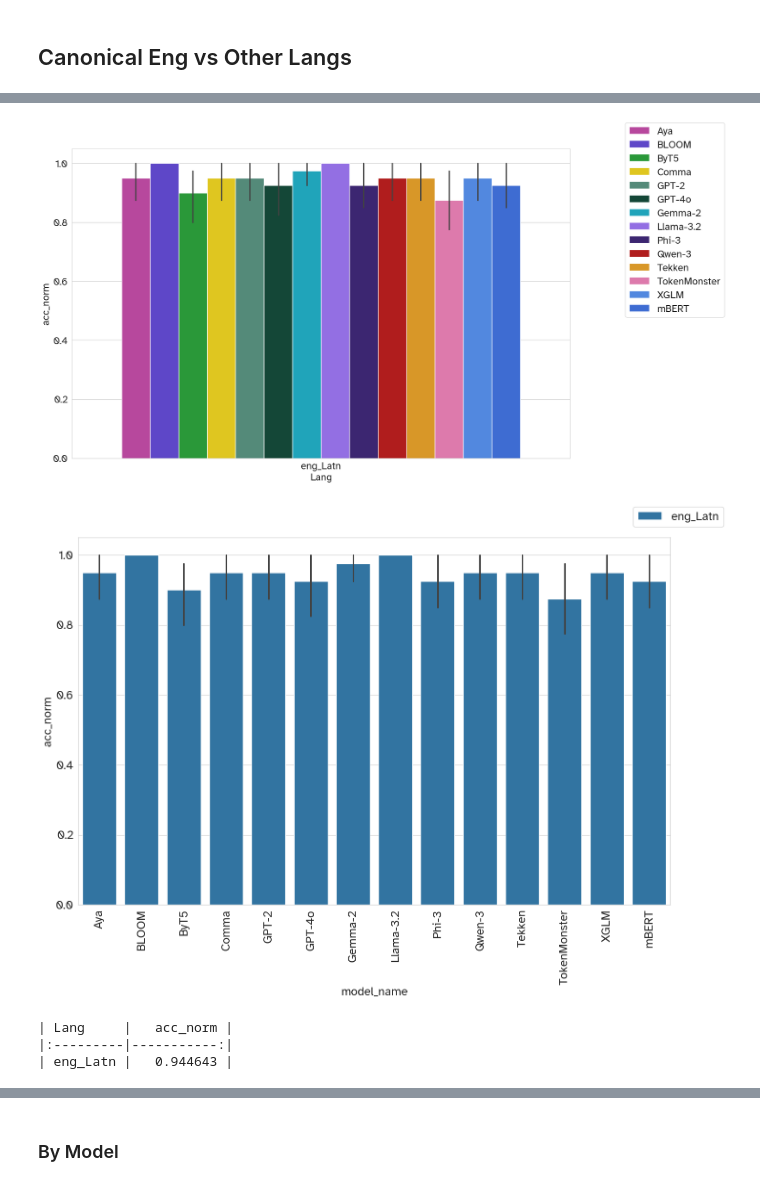
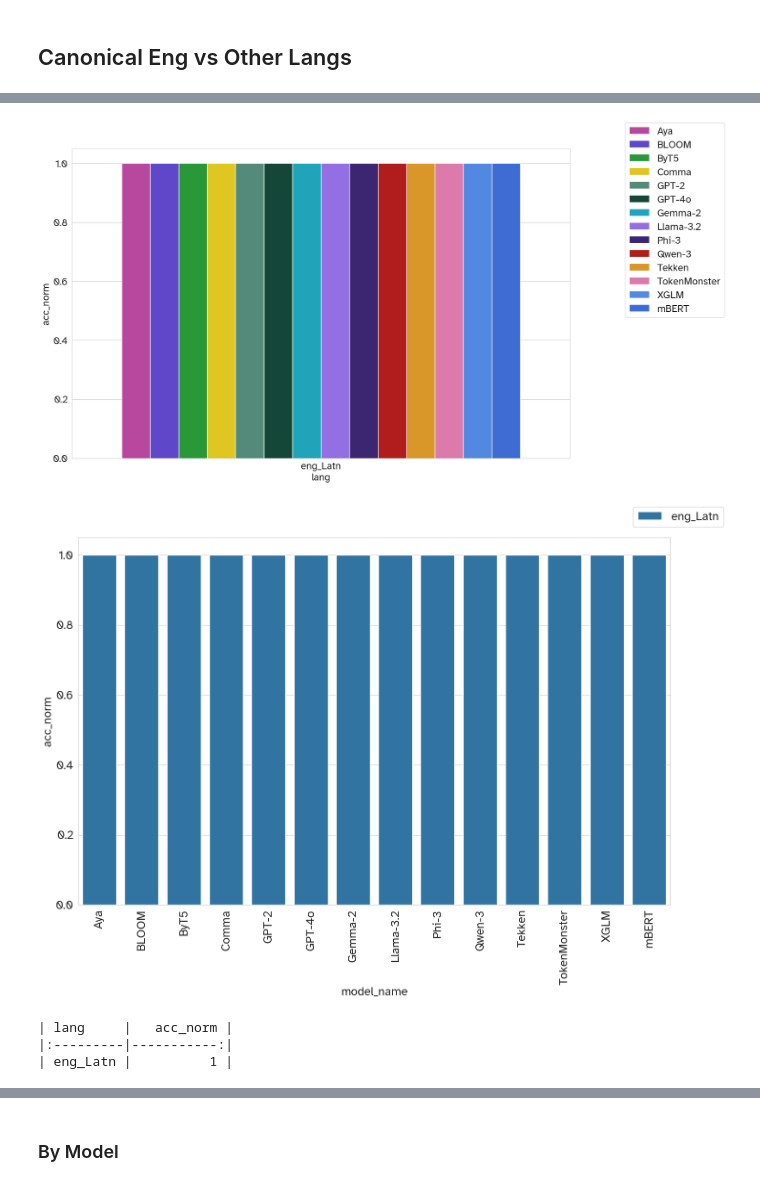
Before and after one commit to r-three/Tokenizers, a Jupyter notebook: notebooks/paper-benchmark-plots.ipynb, the cells around one changed output, grey strips where cells are left out. Cells and saved outputs as stored; diff of their text form; code cells hidden in the pictures.

```diff
--- a/notebooks/paper-benchmark-plots.ipynb
+++ b/notebooks/paper-benchmark-plots.ipynb
@@ -496,7 +526,7 @@ array(['', 'Grammatical errors', 'Mathematical & Scientific Notation',
 # %%
 nrows, ncols = 3, 3
 fig, axs = get_new_fig(
-    nrows=nrows, ncols=ncols, title=f"{title_pattern}Accuracy by Category {suffix}"
+    nrows=nrows, ncols=ncols, title=f"{title_pattern}Accuracy per Perturbation Subcategory {suffix}"
 )
 fig_cnt = 0
 PLOT_AXIS = "model_name"
@@ -517,7 +547,7 @@ for i, task in enumerate(tasks, 1):
         tmp, hue=PLOT_AXIS, y=METRIC,ax=ax, legend=i == 1, palette=palette
     )
     ax.set_xlabel("Model")
-    ax.set_ylabel(f"Accuracy ({METRIC})")
+    ax.set_ylabel(f"Accuracy")
     title = task
     ax.set_title(title)
     # Check if we need to show the current figure
@@ -544,7 +574,7 @@ for i, task in enumerate(tasks, 1):
         plt.tight_layout()
         plt.savefig(OUTPUT_DIR/f"by_task_{METRIC}_{fig_cnt}.pdf", pad_inches=0, bbox_inches="tight")
         plt.show()
-        fig, axs = get_new_fig(nrows=nrows, ncols=ncols, title=title_pattern)
+        fig, axs = get_new_fig(nrows=nrows, ncols=ncols, title=f"{title_pattern}Accuracy per Perturbation Subcategory {suffix}")
         fig_cnt += 1
 # Hide any unused subplots if there are fewer than 6 tasks
 for j in range((len(tasks) + 1) % (ncols * nrows), ncols * nrows):
@@ -680,7 +710,7 @@ print(pv.to_markdown())
 # %%
 nrows, ncols = 3, 3
 fig, axs = get_new_fig(
-    nrows=nrows, ncols=ncols, title=f"{title_pattern}Robustness Rate {suffix}"
+    nrows=nrows, ncols=ncols, title=f"{title_pattern} Accuracy per Perturbation Category {suffix}"
 )
 fig_cnt = 0
 PLOT_AXIS = "model_name"
@@ -700,7 +730,7 @@ for i, task in enumerate(tasks, 1):
         tmp, hue=PLOT_AXIS, y=METRIC,ax=ax, legend=i == 1, palette=palette
     )
     ax.set_xlabel("Model")
-    ax.set_ylabel(f"Accuracy ({METRIC})")
+    ax.set_ylabel(f"Accuracy")
     title = task
     ax.set_title(title)
     # Check if we need to show the current figure
@@ -727,7 +757,7 @@ for i, task in enumerate(tasks, 1):
         plt.tight_layout()
         plt.savefig(OUTPUT_DIR/f"by_task_{METRIC}_{fig_cnt}.pdf", pad_inches=0, bbox_inches="tight")
         plt.show()
-        fig, axs = get_new_fig(nrows=nrows, ncols=ncols, title=title_pattern)
+        fig, axs = get_new_fig(nrows=nrows, ncols=ncols, title=f"{title_pattern} Accuracy per Perturbation Category {suffix}")
         fig_cnt += 1
 # Hide any unused subplots if there are fewer than 6 tasks
 for j in range((len(tasks) + 1) % (ncols * nrows), ncols * nrows):
@@ -801,24 +872,24 @@ Series([], Name: set_id, dtype: float64)
 # %%
-filter_ = samples["is_canonical"] & (samples["set_id"].isin(list(range(300,345)) + [str(i) for i in range(300, 345)]))
+filter_ = samples["is_canonical"] & (samples["set_id"].isin(list(range(300,345)) + [str(i) for i in range(300, 345)] + [str(float(i)) for i in range(300, 345)]))
 
 fig = plt.figure(figsize=(16, 10))
-sns.barplot(samples[filter_], x="Lang", y=METRIC, hue="model_name", palette=MODEL_TO_COLOR)
+sns.barplot(samples[filter_], x="lang", y=METRIC, hue="model_name", palette=MODEL_TO_COLOR)
 plt.legend(bbox_to_anchor=(1.1,1.1))
 plt.show()
 
 fig = plt.figure(figsize=(16, 10))
-sns.barplot(samples[filter_], x="model_name", y=METRIC, hue="Lang")
+sns.barplot(samples[filter_], x="model_name", y=METRIC, hue="lang")
 plt.xticks(rotation=90)
 plt.legend(bbox_to_anchor=(1.1,1.1))
 plt.show()
 
-print(samples[filter_].pivot_table(index=["Lang"], values=METRIC, aggfunc="mean").sort_values(METRIC, ascending=False).to_markdown())
+print(samples[filter_].pivot_table(index=["lang"], values=METRIC, aggfunc="mean").sort_values(METRIC, ascending=False).to_markdown())
 # %% [output]
-[figure, old version]
+[figure, new version]
-[figure, old version]
+[figure, new version]
-| Lang     |   acc_norm |
+| lang     |   acc_norm |
 |:---------|-----------:|
-| eng_Latn |   0.944643 |
+| eng_Latn |          1 |
 # %%
 # samples["Lang"].unique()
 samples[filter_ & (samples["model_name"] == "mBERT")]
```
Also changed, not shown: parts of 24 cells of this notebook.
